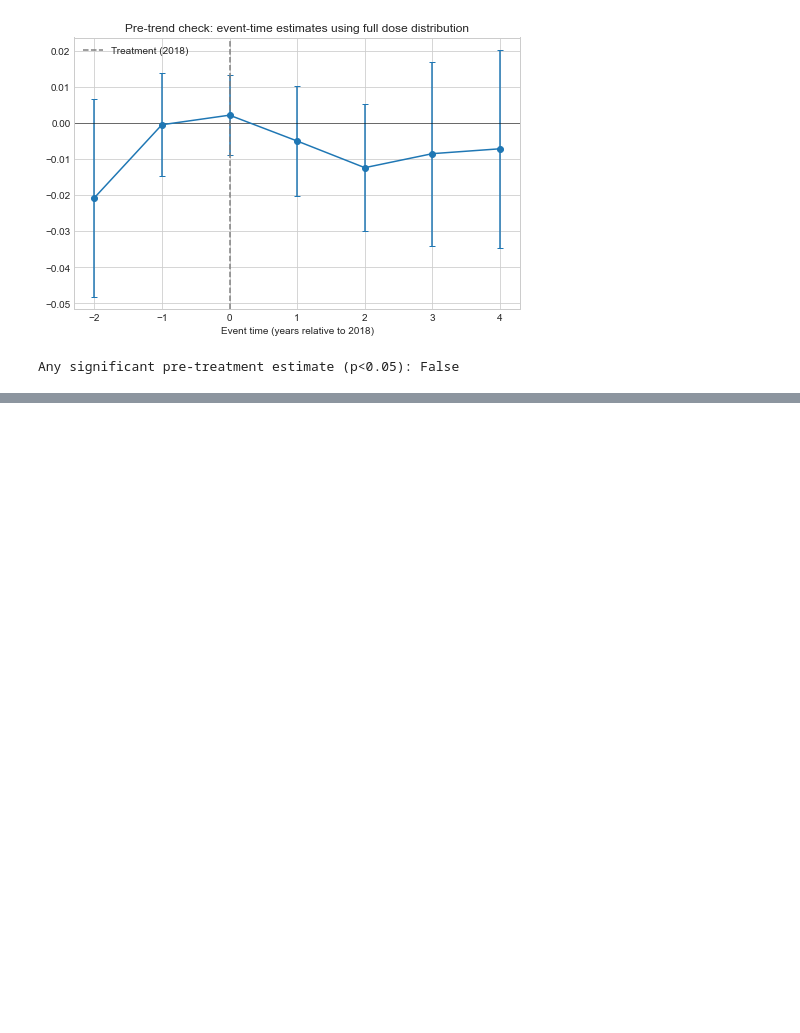
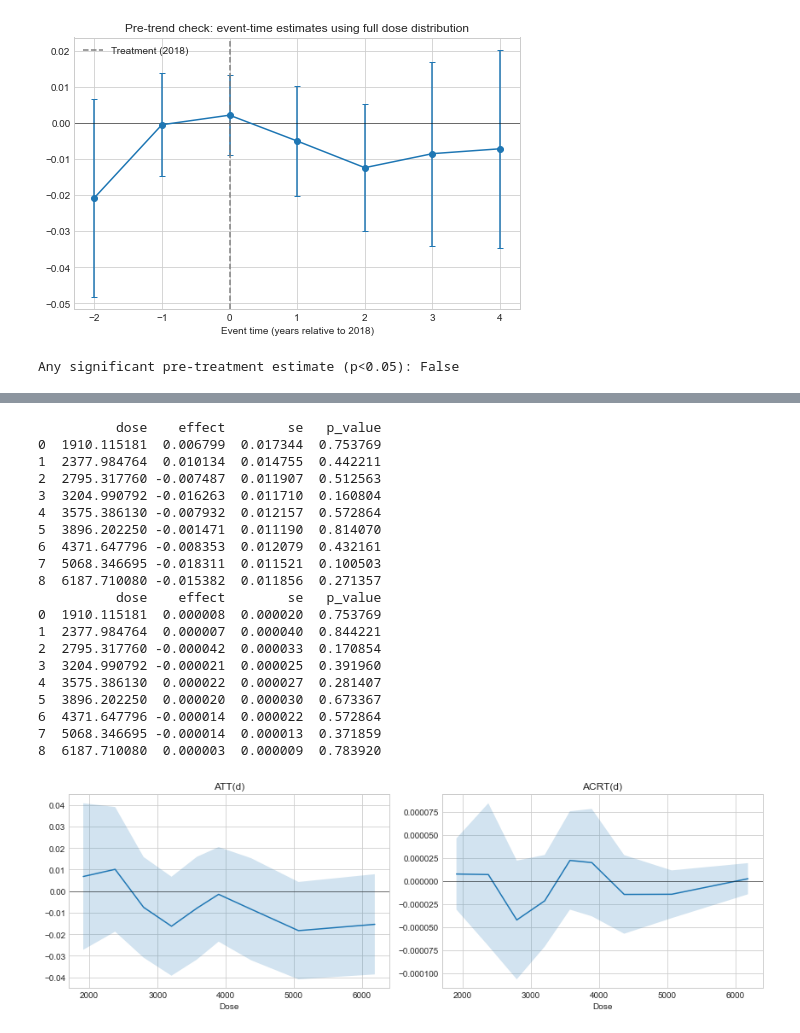
Before and after one commit to KwameSegbe/continuous-did, a Jupyter notebook: notebooks/01_continuous_did.ipynb, the cells around one changed output, grey strips where cells are left out. Saved outputs shown, nothing was run; the diff lists cells and outputs as text; code cells hidden in the pictures; blank space fills up the shorter version.

```diff
--- a/notebooks/01_continuous_did.ipynb
+++ b/notebooks/01_continuous_did.ipynb
@@ -508,0 +580,42 @@ Any significant pre-treatment estimate (p<0.05): False
+# %%
+print(att_df[["dose", "effect", "se", "p_value"]])
+print(acrt_df[["dose", "effect", "se", "p_value"]])
+
+fig, axes = plt.subplots(1, 2, figsize=(12, 4))
+axes[0].plot(att_df["dose"], att_df["effect"])
+axes[0].fill_between(att_df["dose"], att_df["effect"] - 1.96*att_df["se"],
+                      att_df["effect"] + 1.96*att_df["se"], alpha=0.2)
+axes[0].axhline(0, color="black", linewidth=0.5)
+axes[0].set_title("ATT(d)")
+axes[0].set_xlabel("Dose")
+
+axes[1].plot(acrt_df["dose"], acrt_df["effect"])
+axes[1].fill_between(acrt_df["dose"], acrt_df["effect"] - 1.96*acrt_df["se"],
+                      acrt_df["effect"] + 1.96*acrt_df["se"], alpha=0.2)
+axes[1].axhline(0, color="black", linewidth=0.5)
+axes[1].set_title("ACRT(d)")
+axes[1].set_xlabel("Dose")
+plt.tight_layout()
+plt.show()
+# %% [output]
+          dose    effect        se   p_value
+0  1910.115181  0.006799  0.017344  0.753769
+1  2377.984764  0.010134  0.014755  0.442211
+2  2795.317760 -0.007487  0.011907  0.512563
+3  3204.990792 -0.016263  0.011710  0.160804
+4  3575.386130 -0.007932  0.012157  0.572864
+5  3896.202250 -0.001471  0.011190  0.814070
+6  4371.647796 -0.008353  0.012079  0.432161
+7  5068.346695 -0.018311  0.011521  0.100503
+8  6187.710080 -0.015382  0.011856  0.271357
+          dose    effect        se   p_value
+0  1910.115181  0.000008  0.000020  0.753769
+1  2377.984764  0.000007  0.000040  0.844221
+2  2795.317760 -0.000042  0.000033  0.170854
+3  3204.990792 -0.000021  0.000025  0.391960
+4  3575.386130  0.000022  0.000027  0.281407
+5  3896.202250  0.000020  0.000030  0.673367
+6  4371.647796 -0.000014  0.000022  0.572864
+7  5068.346695 -0.000014  0.000013  0.371859
+8  6187.710080  0.000003  0.000009  0.783920
+[figure, added]
```
Also changed, not shown: parts of 3 cells of this notebook.
